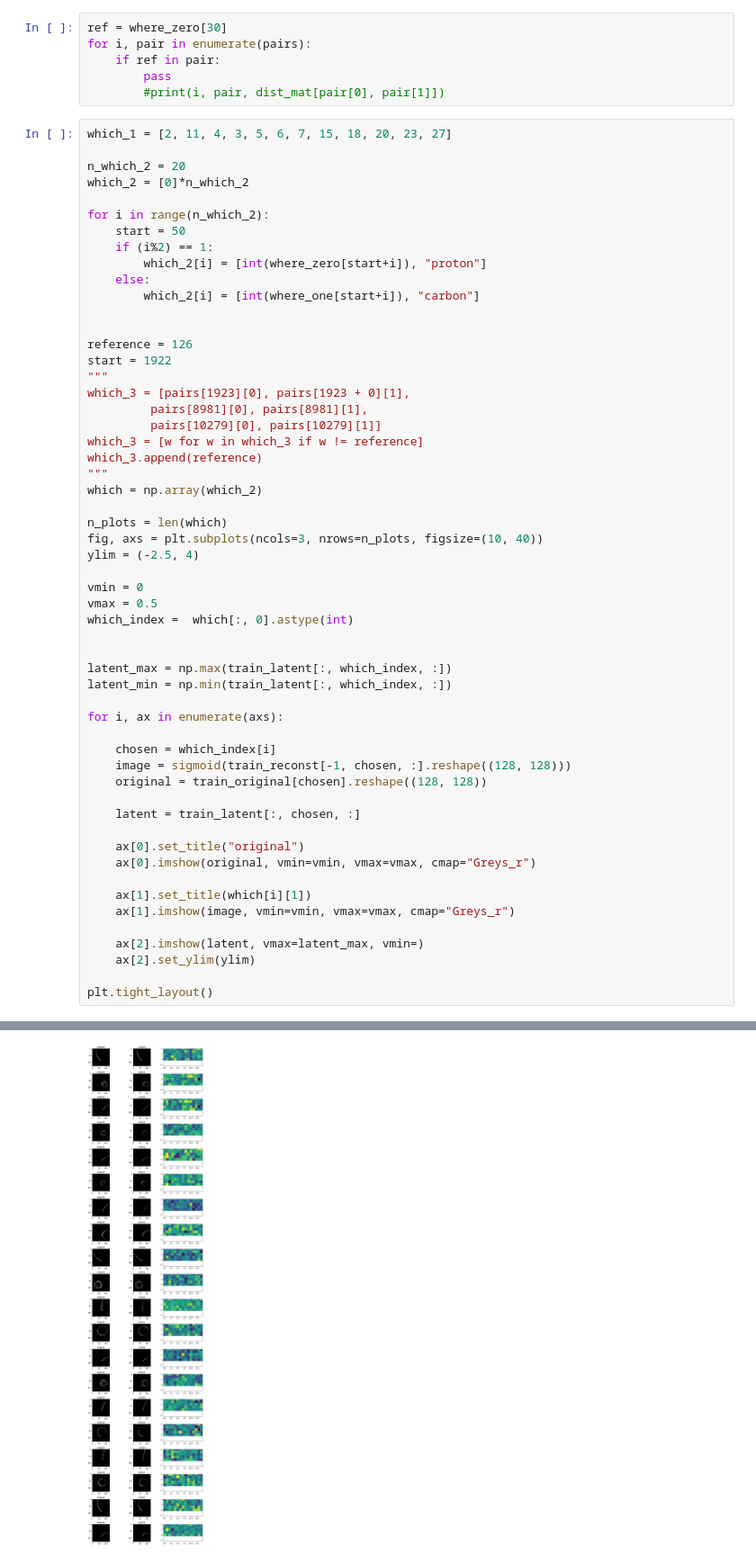
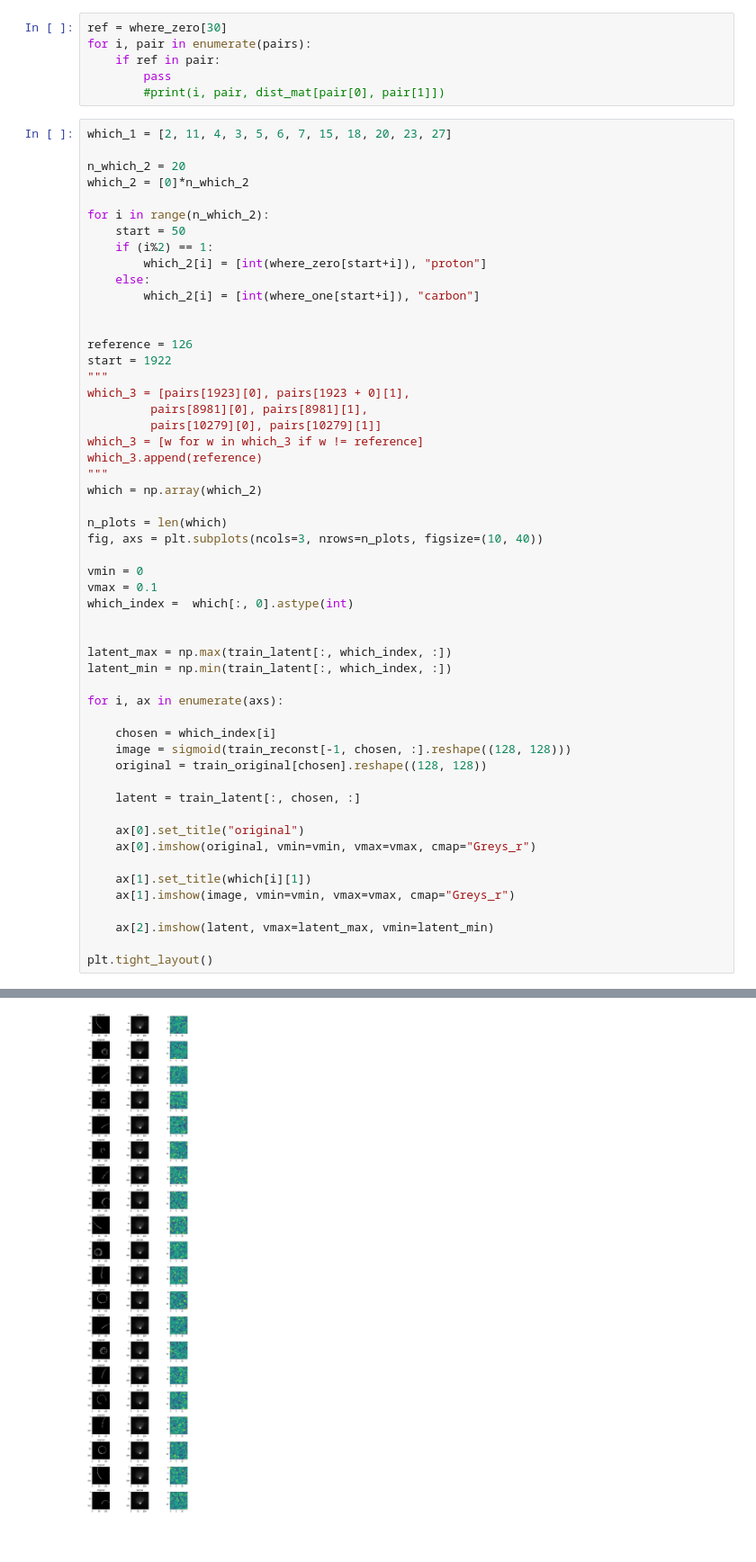
Before and after one commit to ATTPC/VAE-event-classification, a Jupyter notebook: notebooks/event_classification.ipynb, the cells around one changed output, grey strips where cells are left out. Shown at 90% size. Drawn from its saved outputs; the diff is of its cells as text.

```diff
--- a/notebooks/event_classification.ipynb
+++ b/notebooks/event_classification.ipynb
@@ -95,10 +97,9 @@ which = np.array(which_2)
 
 n_plots = len(which)
 fig, axs = plt.subplots(ncols=3, nrows=n_plots, figsize=(10, 40))
-ylim = (-2.5, 4)
 
 vmin = 0
-vmax = 0.5
+vmax = 0.1
 which_index =  which[:, 0].astype(int)
 
 
@@ -119,8 +120,7 @@ for i, ax in enumerate(axs):
     ax[1].set_title(which[i][1])
     ax[1].imshow(image, vmin=vmin, vmax=vmax, cmap="Greys_r")
 
-    ax[2].imshow(latent, vmax=latent_max, vmin=)
-    ax[2].set_ylim(ylim)
+    ax[2].imshow(latent, vmax=latent_max, vmin=latent_min)
 
 plt.tight_layout()
 # %% [output]
@@ -147 +127 @@ plt.tight_layout()
-[figure, old version]
+[figure, new version]
```
Also changed, not shown: parts of 2 cells of this notebook, 2 other files.
